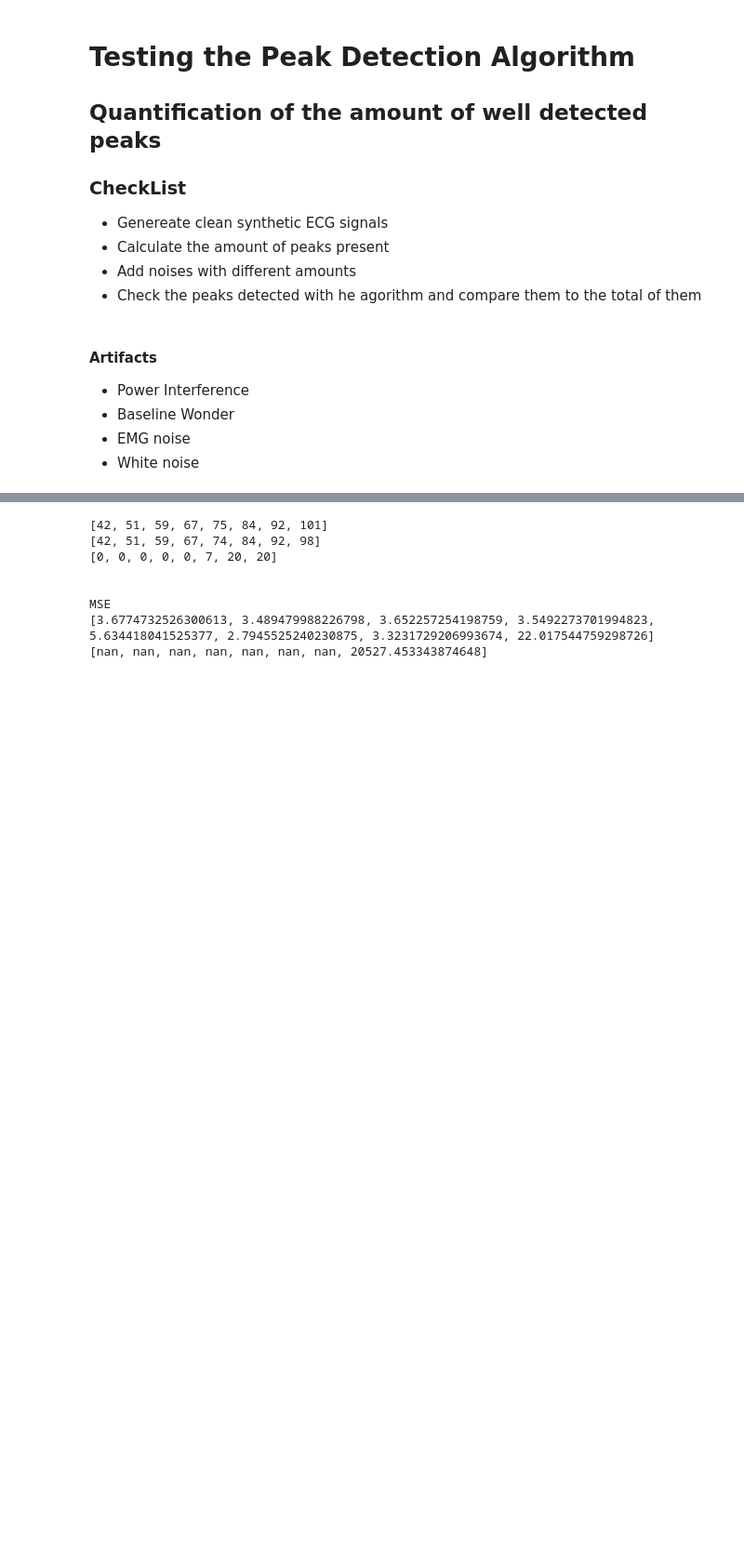
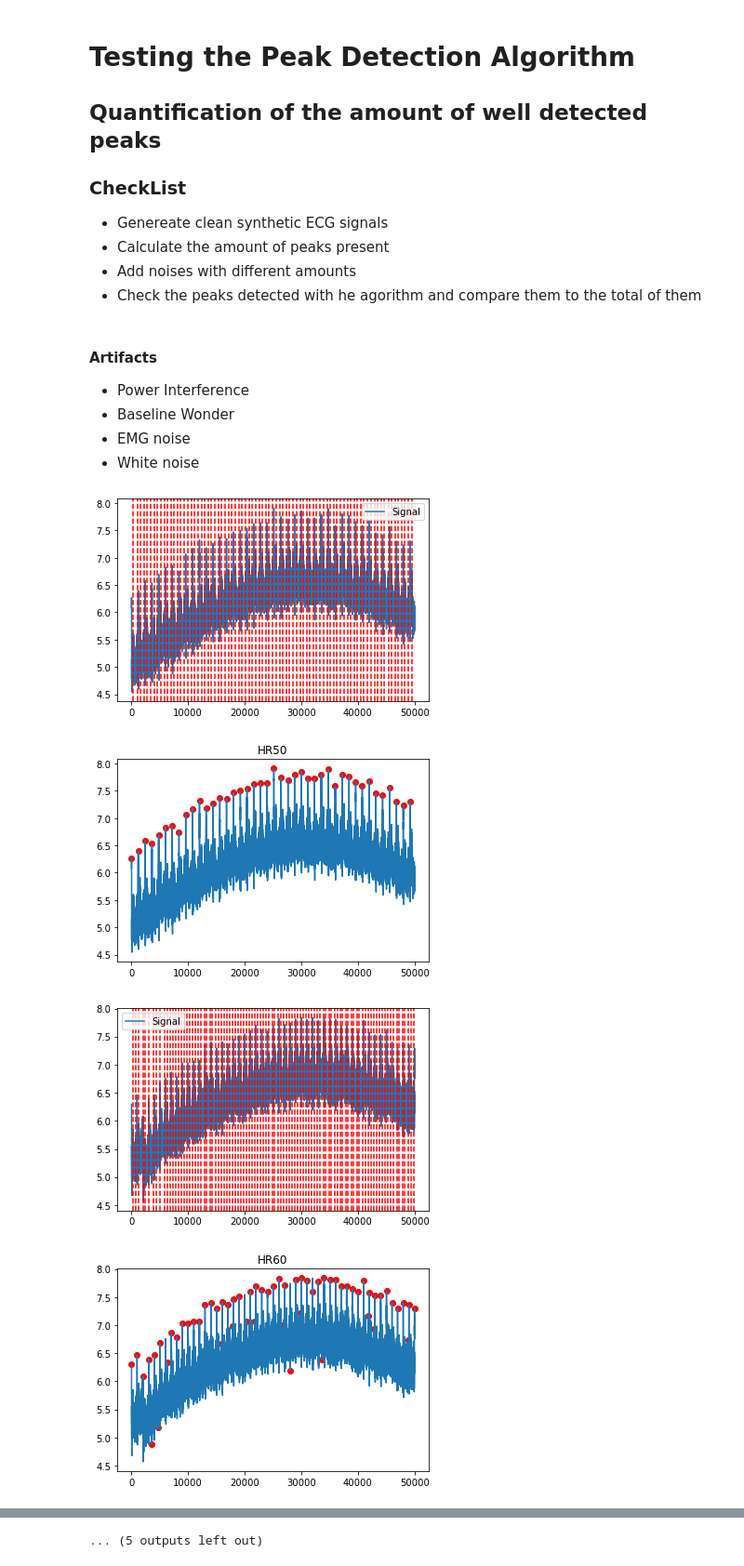
Before and after one commit to molbioeng/Molecool, a Jupyter notebook: 0.1-Testing_Peak_Detection.ipynb, the cells around one changed output, grey strips where cells are left out. Shown at 93% size. Cells and saved outputs as stored; diff of their text form; code cells hidden in the pictures; blank space fills up the shorter version.

Commit message:
JMR - new version Peak Detection check

```diff
--- a/0.1-Testing_Peak_Detection.ipynb
+++ b/0.1-Testing_Peak_Detection.ipynb
@@ -45,7 +45,7 @@ num_peaks = []
 num_peaks_nk = []
 for column in pd_signals: # For each of the signals stored previously.
     peaks_nk = nk.ecg_findpeaks(pd_signals[column], sampling_rate=1000, method="elgendi2010", show=False) # We find the peaks with the 'nk' method
-    peaks = _filteringdet(pd_signals[column],1000) # We find the peaks with our algorithm.
+    peaks = filteringdet(pd_signals[column],1000) # We find the peaks with our algorithm.
 
     num_peaks.append(len(peaks['x_values'])) # We save the total number of them.
     num_peaks_nk.append(len(peaks_nk['ECG_R_Peaks'])) # We save the total number of them.
@@ -70,7 +70,7 @@ pd_noisy_signals = pd.DataFrame()
 for column in pd_signals: # Here we add different amounts of artifacts to the signals.
     power = powerinterference(pd_signals[column], 1000, amplitude=0.08) # Power noise
     bw = gen_bw_noise(power, 0.000008, amplitude=1.5) # Baseline wander
-    emg = emgnoise(bw,std=0.03) # EMG noise
+    emg = emgnoise(bw,std=0.02) # EMG noise
     wn = gen_white_noise(emg,stan=0.02) # White Noise
     pd_noisy_signals[column] = wn
 # %%
@@ -81,40 +81,51 @@ diff_al = [] # The error between the predicted and the real peak will be stored
 diff_nk = []
 
 for column in pd_noisy_signals:
-    peaks = _filteringdet(pd_noisy_signals[column],1000) # for each column in the dataframe we calculate the peaks.
+    peaks = filteringdet(pd_noisy_signals[column],1000) # for each column in the dataframe we calculate the peaks.
     peaks_nk = nk.ecg_findpeaks(pd_noisy_signals[column], sampling_rate=1000, method="elgendi2010", show=False)
-    true_index = []
+    plot = nk.events_plot(peaks_nk['ECG_R_Peaks'], pd_noisy_signals[column]) # We plot the peaks detected using the nk library
+    plt.show()
+    true_index = [] # We initialise two lists where the indexes detected will be stored
     true_index_nk = []
 
-    difference_array = np.subtract(peaks['x_values'], pd_true_peaks[column+':TruePeaks']) # We calculate the RMSE
+    signal, = plt.plot(pd_noisy_signals[column]) # We plot the peaks detected using our algorithm.
+    plt.title(column)
+    plt.scatter(peaks['x_values'],peaks['y_values'],color='r')
+    plt.show()
+
+    difference_array = np.subtract(peaks['x_values'], pd_true_peaks[column+':TruePeaks']) # We calculate the RMSE for the array containing our peaks
     squared_array = np.square(difference_array)
     mse = squared_array.mean()
     sq = np.sqrt(mse)
     diff_al.append(sq)
 
-    difference_array = np.subtract(peaks_nk['ECG_R_Peaks'], pd_true_peaks[column+':TruePeaks'][..., np.newaxis])
+    difference_array = np.subtract(peaks_nk['ECG_R_Peaks'], pd_true_peaks[column+':TruePeaks'][..., np.newaxis]) # We calculate the RMSE for the array containing 'nk' peaks
     squared_array = np.square(difference_array)
     mse = squared_array.mean()
     sq = np.sqrt(mse)
     diff_nk.append(sq)
 
     for index,value in enumerate(peaks['x_values']): # We compare if the peaks are at the same position, we add a range as the peak detection algorithm adds a shift to the right.
-        if float('-inf') < float(pd_true_peaks[column+':TruePeaks'][index]) < float('inf'):
-            if int(pd_true_peaks[column+':TruePeaks'][index])-11 <= value <=int(pd_true_peaks[column+':TruePeaks'][index])+11:
-                true_index.append(index)
+        if float('-inf') < float(pd_true_peaks[column+':TruePeaks'][index]) < float('inf'): # This line is a condition to avoid comparing NaN values, as the dataframe had colmns of different shapes and the differences were evened with NaN.
+            if int(pd_true_peaks[column+':TruePeaks'][index])-11 <= value <=int(pd_true_peaks[column+':TruePeaks'][index])+11: # Here we check if the peaks are equal. I have added a range because the algorithm produces a tiny shift.
+                true_index.append(index) # We append the index when the condition is True.
     detected_indexes.append(len(true_index))
     for index,value in enumerate(peaks_nk['ECG_R_Peaks'][0:100].tolist()): # We compare as well, but with the 'find_peaks' function from nk.
-        if float('-inf') < float(pd_true_peaks_nk[column+':TruePeaks'][index]) < float('inf'):
-            if int(pd_true_peaks_nk[column+':TruePeaks'][index])-11 <= value <=int(pd_true_peaks_nk[column+':TruePeaks'][index])+11:
-                true_index_nk.append(index)
+        if float('-inf') < float(pd_true_peaks_nk[column+':TruePeaks'][index]) < float('inf'): # This line is a condition to avoid comparing NaN values, as the dataframe had colmns of different shapes and the differences were evened with NaN.
+            if int(pd_true_peaks_nk[column+':TruePeaks'][index])-11 <= value <=int(pd_true_peaks_nk[column+':TruePeaks'][index])+11: # Here we check if the peaks are equal. I have added a range because the algorithm produces a tiny shift.
+                true_index_nk.append(index) # We append the index when the condition is True.
     detected_indexes_nk.append(len(true_index_nk))
 
 print(num_peaks)
 print(detected_indexes)
 print(detected_indexes_nk)
 
 print("\n")
 print("MSE")
 print(diff_al)
 print(diff_nk)
 # %% [output]
+[figure, added]
+[figure, added]
+[figure, added]
+[figure, added]
@@ -121,8 +140 @@ print(diff_nk)
-[42, 51, 59, 67, 75, 84, 92, 101]
-[42, 51, 59, 67, 74, 84, 92, 98]
-[0, 0, 0, 0, 0, 7, 20, 20]
-
-
-MSE
-[3.6774732526300613, 3.489479988226798, 3.652257254198759, 3.5492273701994823, 5.634418041525377, 2.7945525240230875, 3.3231729206993674, 22.017544759298726]
-[nan, nan, nan, nan, nan, nan, nan, 20527.453343874648]
+... (5 outputs left out)
```
Also changed, not shown: parts of 2 cells of this notebook, 3 other files.
